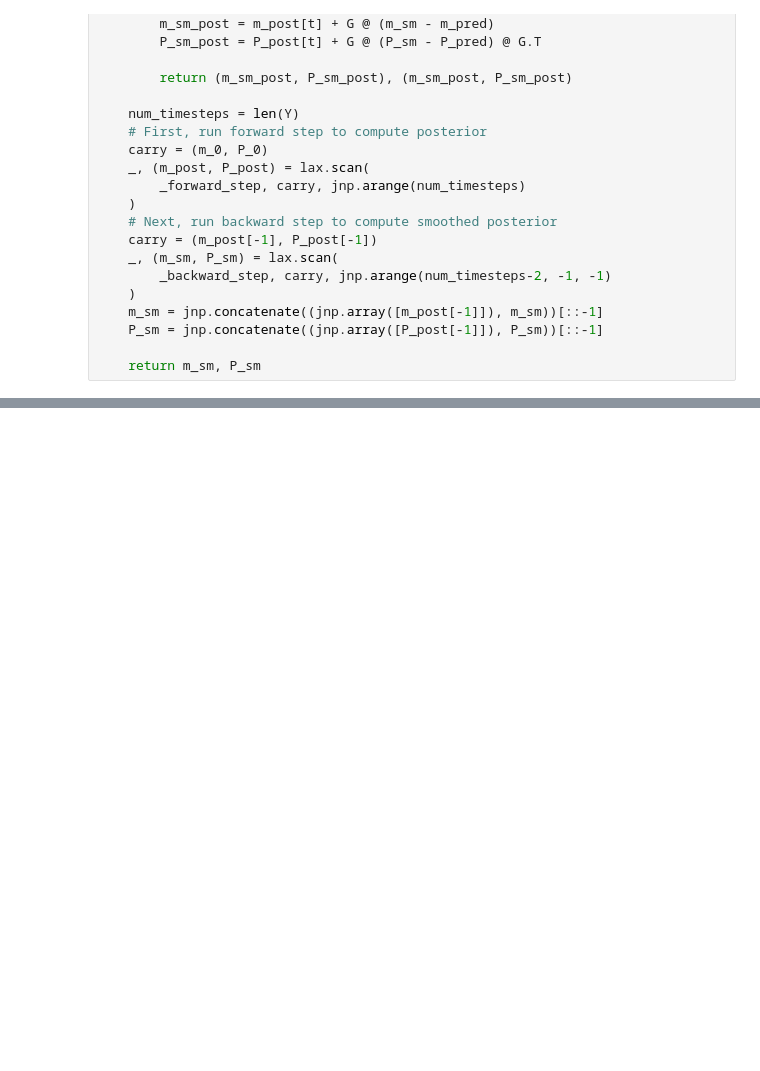
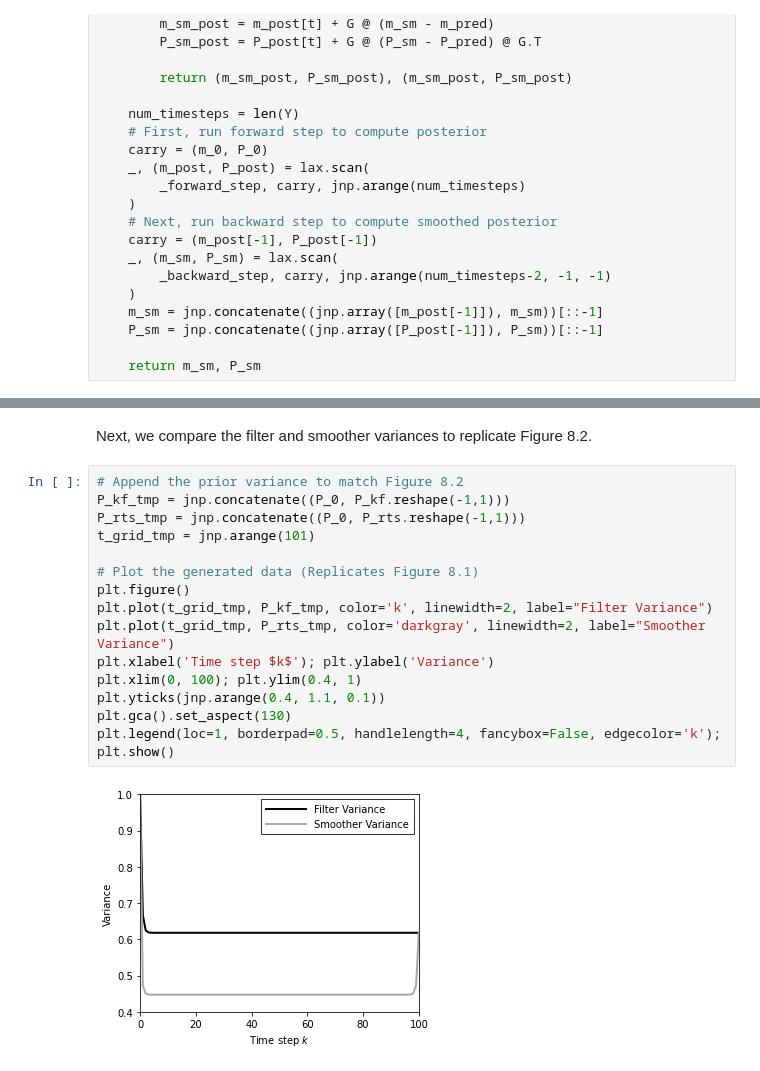
Before and after one commit to petergchang/sarkka-jax, a Jupyter notebook: Ch8.ipynb, the cells around one changed output, grey strips where cells are left out. Drawn from its saved outputs; the diff is of its cells as text; blank space fills up the shorter version.

```diff
--- a/Ch8.ipynb
+++ b/Ch8.ipynb
@@ -228,0 +228,20 @@ plt.show()
+# %% [markdown]
+Next, we compare the filter and smoother variances to replicate Figure 8.2.
+# %%
+# Append the prior variance to match Figure 8.2
+P_kf_tmp = jnp.concatenate((P_0, P_kf.reshape(-1,1)))
+P_rts_tmp = jnp.concatenate((P_0, P_rts.reshape(-1,1)))
+t_grid_tmp = jnp.arange(101)
+
+# Plot the generated data (Replicates Figure 8.1)
+plt.figure()
+plt.plot(t_grid_tmp, P_kf_tmp, color='k', linewidth=2, label="Filter Variance")
+plt.plot(t_grid_tmp, P_rts_tmp, color='darkgray', linewidth=2, label="Smoother Variance")
+plt.xlabel('Time step $k$'); plt.ylabel('Variance')
+plt.xlim(0, 100); plt.ylim(0.4, 1)
+plt.yticks(jnp.arange(0.4, 1.1, 0.1))
+plt.gca().set_aspect(130)
+plt.legend(loc=1, borderpad=0.5, handlelength=4, fancybox=False, edgecolor='k');
+plt.show()
+# %% [output]
+[figure, added]
```
Also changed, not shown: parts of 2 cells of this notebook.
